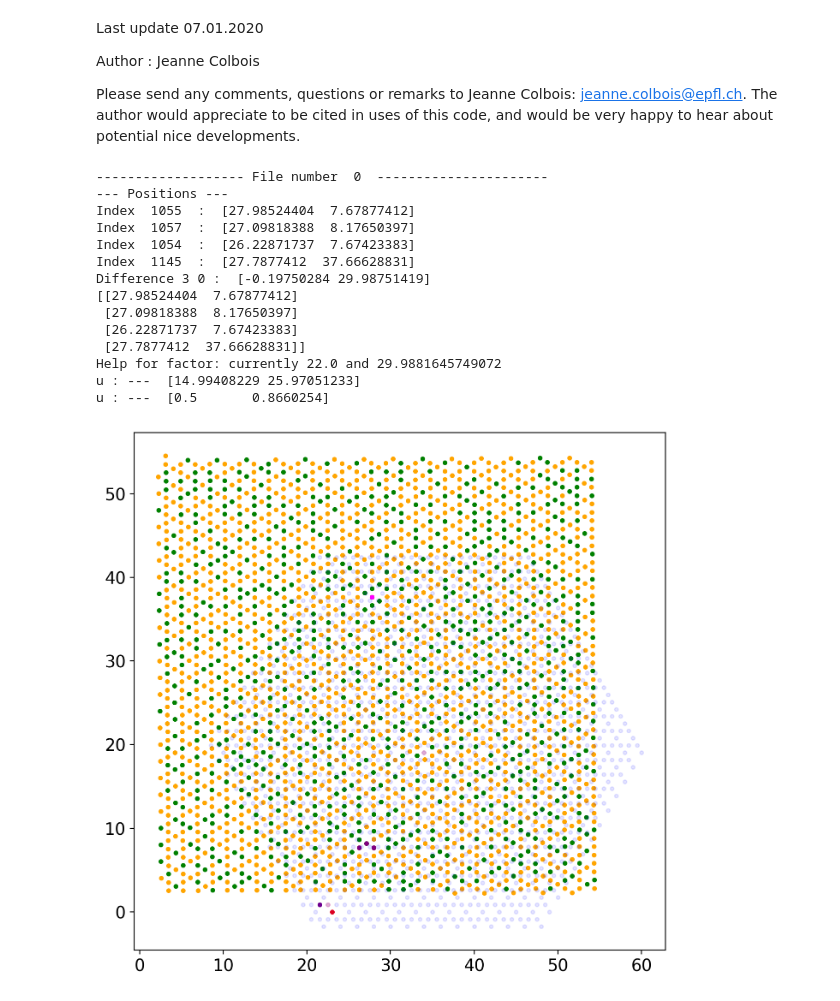
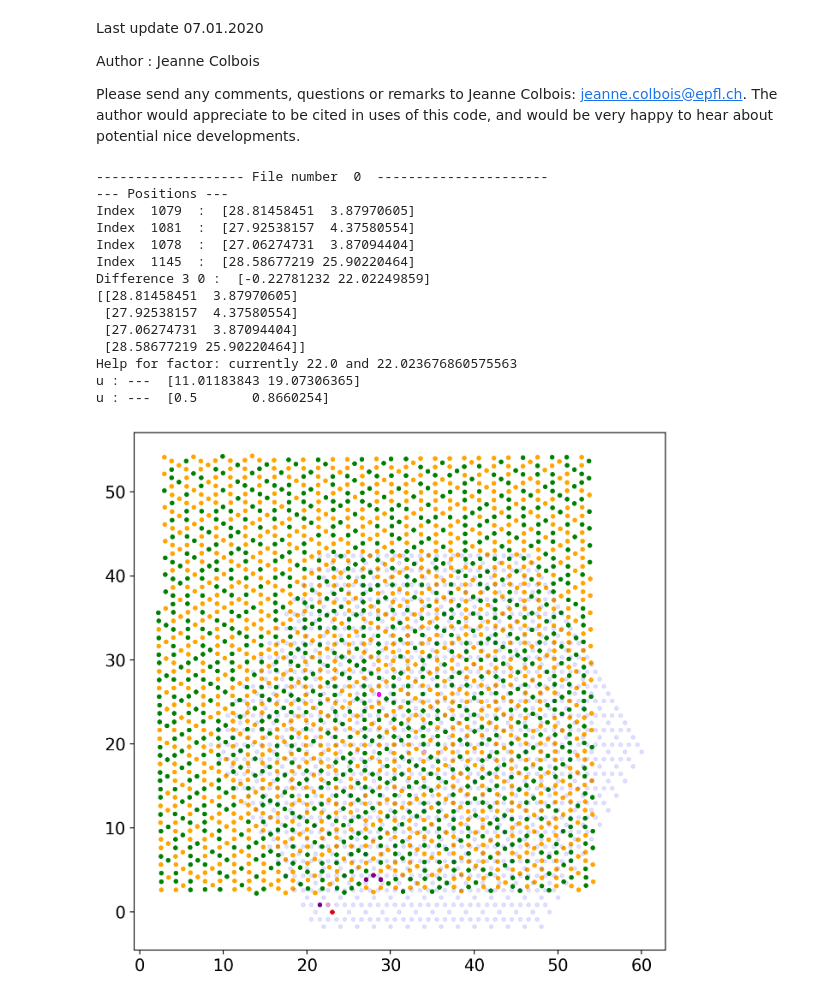
Before and after one commit to jeannecolbois/myopic-dual-worm, a Jupyter notebook: dualworm-kagome/AnalysisBasis_OBCCorrelations_SeveralFiles-Copy1.ipynb, the cells around one changed output. Saved outputs shown, nothing was run; the diff lists cells and outputs as text; code cells hidden in the pictures.

```diff
--- a/dualworm-kagome/AnalysisBasis_OBCCorrelations_SeveralFiles-Copy1.ipynb
+++ b/dualworm-kagome/AnalysisBasis_OBCCorrelations_SeveralFiles-Copy1.ipynb
@@ -51,7 +51,7 @@ matplotlib.rcParams.update({'font.size': 14})
 #                  '54-1_Demag6_5-BR_spin_config.txt',
 #                  '54-1_Demag6_5-TL_spin_config.txt']
 #
-secondfoldername = ['../Analysis_PSI/Kagome_54-1_Demag_all/']#*20
+secondfoldername = ['../Analysis_PSI/ExperimentalDataAndAnalysis/Inputs/']#*20
 #secondfilename = ['54-1_Demag7_1-BR_spin_config.txt']
 secondfilename = ['54-1_Demag7_1-TR_spin_config.txt']
 #secondfilename = ['54-1_Demag7_2-BR_spin_config.txt']
@@ -60,7 +60,7 @@ secondfilename = ['54-1_Demag7_1-TR_spin_config.txt']
 #secondfilename = ['54-1_Demag7_3-TR_spin_config.txt']
 #secondfilename = ['54-1_Demag7_4-BR_spin_config.txt']
 #secondfilename = ['54-1_Demag7_4-TR_spin_config.txt']
-#secondfilename = ['54-1_Demag7_5-BR_spin_config.txt']
+secondfilename = ['54-1_Demag7_5-BR_spin_config.txt']
 #secondfilename = ['54-1_Demag7_5-TR_spin_config.txt']
 
 #secondfilename = ['54-1_Demag7_1-BL_spin_config.txt',
@@ -141,10 +141,10 @@ factorths = [0.99]
 #refid = [1000,1002,999,1066]#(L-1, L-1, 0)
 #factorths = [0.99]
 
-##7 5 BR
-#factors = [176.9]
-#refid = [1079,1081,1078,1145]#(L-1, L-1, 0)
-#factorths = [0.99]
+#7 5 BR
+factors = [176.9]
+refid = [1079,1081,1078,1145]#(L-1, L-1, 0)
+factorths = [0.99]
 
 ##7 5 TR
 #factors = [177.7]
@@ -180,42 +180,42 @@ for i in range(len(secondfilename)):
 
     print("--- Positions ---")
     print("Index ", refid[0], " : ", spos[refid[0]])
     print("Index ", refid[1], " : ", spos[refid[1]])
     print("Index ", refid[2], " : ", spos[refid[2]])
     print("Index ", refid[3], " : ", spos[refid[3]])
     print("Difference 3 0 : ", spos[refid[3]] - spos[refid[0]])
     difference = [spos[refid[l]] - spos[refid[0]] for l in range(4)]
 
     rot,tr,m1m2,ijl,ijl_sconfig = af.DrawClusterOnConfig(secondfoldername[i], L, refid ,spos, LParam = LParam,
                                              factor = factor, factorth = factorth, domap = domap, alpha = 0.5, color = "green")
 
     distances_s1s2 = af.KagomeLatticeHistogram(x,y, factor=factor)
 
     if compute:
         spos = np.column_stack((x,y)).T/factor
         spos = np.dot(rot, spos)
         spos[0,:] += tr[0]
         spos[1,:] += tr[1]
         spos = spos.T
 
         if testsquare:
             sconf = abs(sconf)
             secondfilename = ["test_square"]
         %lprun -f af.StrctFact [StrctFact, m] = af.StrctFact(ijl, ijl_sconfig, m1m2, sconf, L, periodic = periodic, subtractm = subtractm, centered = centered)
         np.save(secondfoldername[i] + secondfilename[i][0:-4] + "_strctfact_subm={0}".format(subtractm) + "PBC={0}".format(periodic), StrctFact)
 # %% [output]
 ------------------- File number  0  ----------------------
 --- Positions ---
-Index  1055  :  [27.98524404  7.67877412]
-Index  1057  :  [27.09818388  8.17650397]
-Index  1054  :  [26.22871737  7.67423383]
-Index  1145  :  [27.7877412  37.66628831]
-Difference 3 0 :  [-0.19750284 29.98751419]
-[[27.98524404  7.67877412]
- [27.09818388  8.17650397]
- [26.22871737  7.67423383]
- [27.7877412  37.66628831]]
-Help for factor: currently 22.0 and 29.9881645749072
-u : ---  [14.99408229 25.97051233]
+Index  1079  :  [28.81458451  3.87970605]
+Index  1081  :  [27.92538157  4.37580554]
+Index  1078  :  [27.06274731  3.87094404]
+Index  1145  :  [28.58677219 25.90220464]
+Difference 3 0 :  [-0.22781232 22.02249859]
+[[28.81458451  3.87970605]
+ [27.92538157  4.37580554]
+ [27.06274731  3.87094404]
+ [28.58677219 25.90220464]]
+Help for factor: currently 22.0 and 22.023676860575563
+u : ---  [11.01183843 19.07306365]
 u : ---  [0.5       0.8660254]
-[figure, old version]
+[figure, new version]
```
Also changed, not shown: parts of 2 cells of this notebook, 3 other files.
